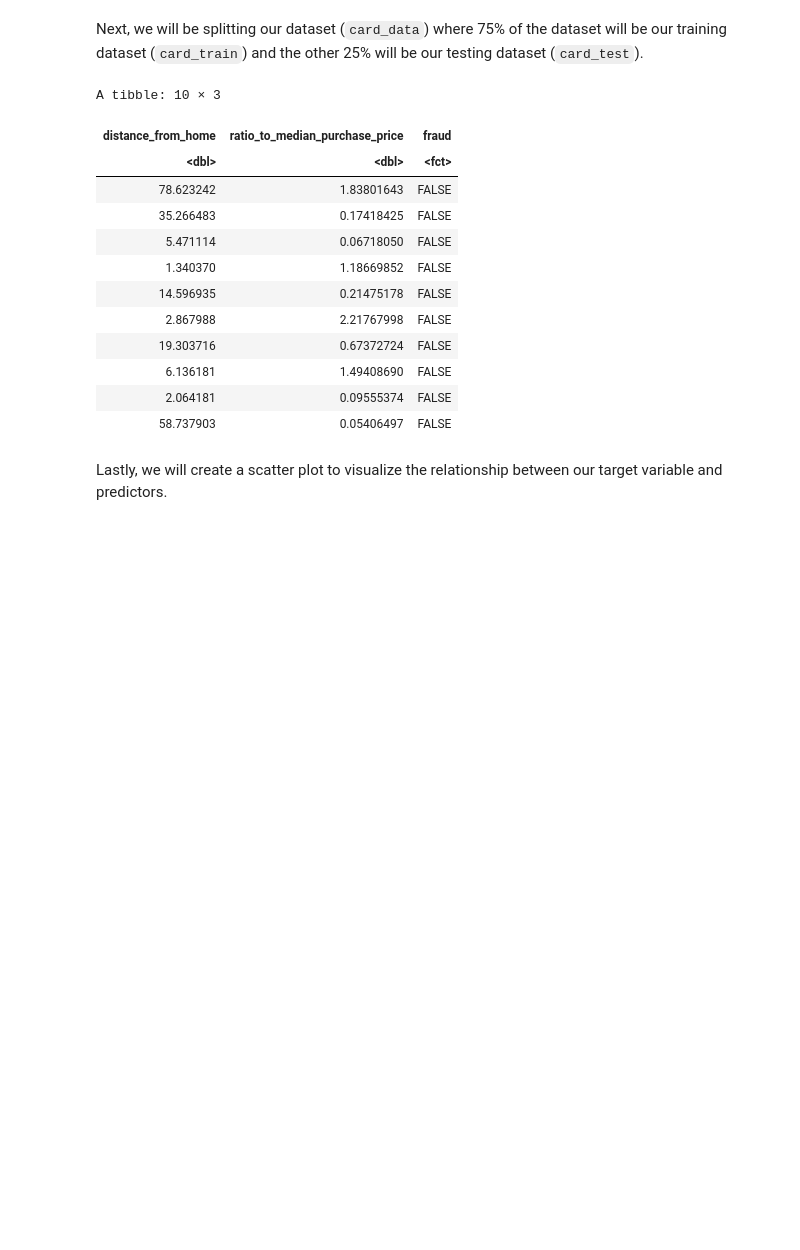
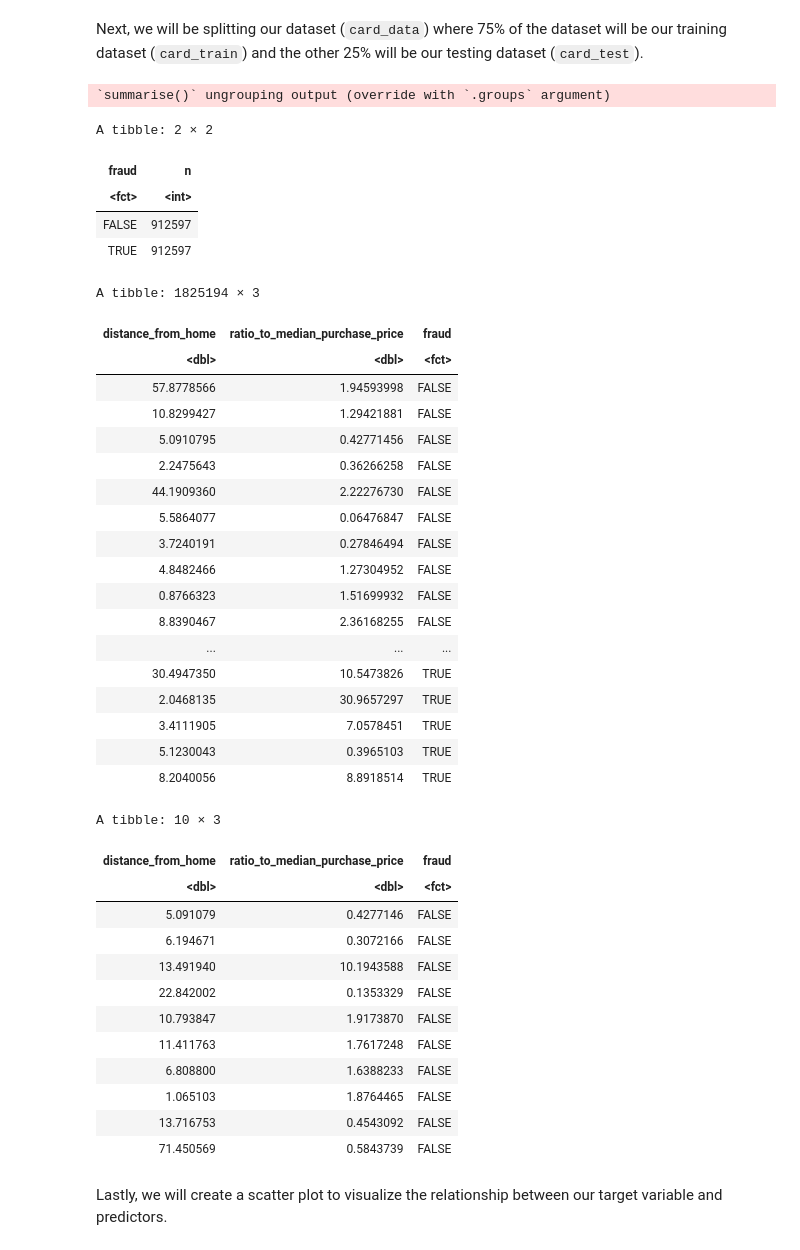
Before and after one commit to chohyeonkim/Data-Science-R-, a Jupyter notebook: Final_Report.ipynb, the cells around one changed output. Cells and saved outputs as stored; diff of their text form; code cells hidden in the pictures; blank space fills up the shorter version.

```diff
--- a/Final_Report.ipynb
+++ b/Final_Report.ipynb
@@ -181,31 +181,67 @@ Next, we will be splitting our dataset (`card_data`) where 75% of the dataset wi
 # %%
 #Setting the seed
 set.seed(1)
 
 #Splitting the dataset stored in card_data into training dataset and testing dataset
-card_split <- initial_split(card_data, prop = 0.1, strata = fraud)
+ups_recipe <- recipe(fraud ~ ., data = card_data)%>%
+step_upsample(fraud , over_ratio = 1, skip = FALSE) %>%
+  prep()
+
+upsampled_fraud <- bake(ups_recipe, card_data)
+
+upsampled_fraud%>%
+  group_by(fraud)%>%
+  summarize(n = n())
+upsampled_fraud
+
+card_split <- initial_split(upsampled_fraud, prop = 0.1, strata = fraud)
 card_train <- training(card_split)
 #
 
 card_split_2 <- initial_split(card_train, prop = 0.6, strata = fraud)
 card_train_2 <- training(card_split_2)
 card_test_2 <- testing(card_split_2)
 #Show the first ten rows of the training dataset
 head(card_train_2, 10)
 # %% [output]
-A tibble: 10 × 3
+`summarise()` ungrouping output (override with `.groups` argument)
+A tibble: 2 × 2
-| distance_from_home | ratio_to_median_purchase_price | fraud |
-| <dbl> | <dbl> | <fct> |
-| 78.623242 | 1.83801643 | FALSE |
-| 35.266483 | 0.17418425 | FALSE |
-| 5.471114 | 0.06718050 | FALSE |
-| 1.340370 | 1.18669852 | FALSE |
-| 14.596935 | 0.21475178 | FALSE |
-| 2.867988 | 2.21767998 | FALSE |
-| 19.303716 | 0.67372724 | FALSE |
-| 6.136181 | 1.49408690 | FALSE |
-| 2.064181 | 0.09555374 | FALSE |
-| 58.737903 | 0.05406497 | FALSE |
+| fraud | n |
+| <fct> | <int> |
+| FALSE | 912597 |
+| TRUE | 912597 |
+A tibble: 1825194 × 3
+| distance_from_home | ratio_to_median_purchase_price | fraud |
+| <dbl> | <dbl> | <fct> |
+| 57.8778566 | 1.94593998 | FALSE |
+| 10.8299427 | 1.29421881 | FALSE |
+| 5.0910795 | 0.42771456 | FALSE |
+| 2.2475643 | 0.36266258 | FALSE |
+| 44.1909360 | 2.22276730 | FALSE |
+| 5.5864077 | 0.06476847 | FALSE |
+| 3.7240191 | 0.27846494 | FALSE |
+| 4.8482466 | 1.27304952 | FALSE |
+| 0.8766323 | 1.51699932 | FALSE |
+| 8.8390467 | 2.36168255 | FALSE |
+| ... | ... | ... |
+| 30.4947350 | 10.5473826 | TRUE |
+| 2.0468135 | 30.9657297 | TRUE |
+| 3.4111905 | 7.0578451 | TRUE |
+| 5.1230043 | 0.3965103 | TRUE |
+| 8.2040056 | 8.8918514 | TRUE |
+A tibble: 10 × 3
+| distance_from_home | ratio_to_median_purchase_price | fraud |
+| <dbl> | <dbl> | <fct> |
+| 5.091079 | 0.4277146 | FALSE |
+| 6.194671 | 0.3072166 | FALSE |
+| 13.491940 | 10.1943588 | FALSE |
+| 22.842002 | 0.1353329 | FALSE |
+| 10.793847 | 1.9173870 | FALSE |
+| 11.411763 | 1.7617248 | FALSE |
+| 6.808800 | 1.6388233 | FALSE |
+| 1.065103 | 1.8764465 | FALSE |
+| 13.716753 | 0.4543092 | FALSE |
+| 71.450569 | 0.5843739 | FALSE |
 # %% [markdown]
 Lastly, we will create a scatter plot to visualize the relationship between our target variable and predictors.
 # %%
```
Also changed, not shown: parts of 4 cells of this notebook.
